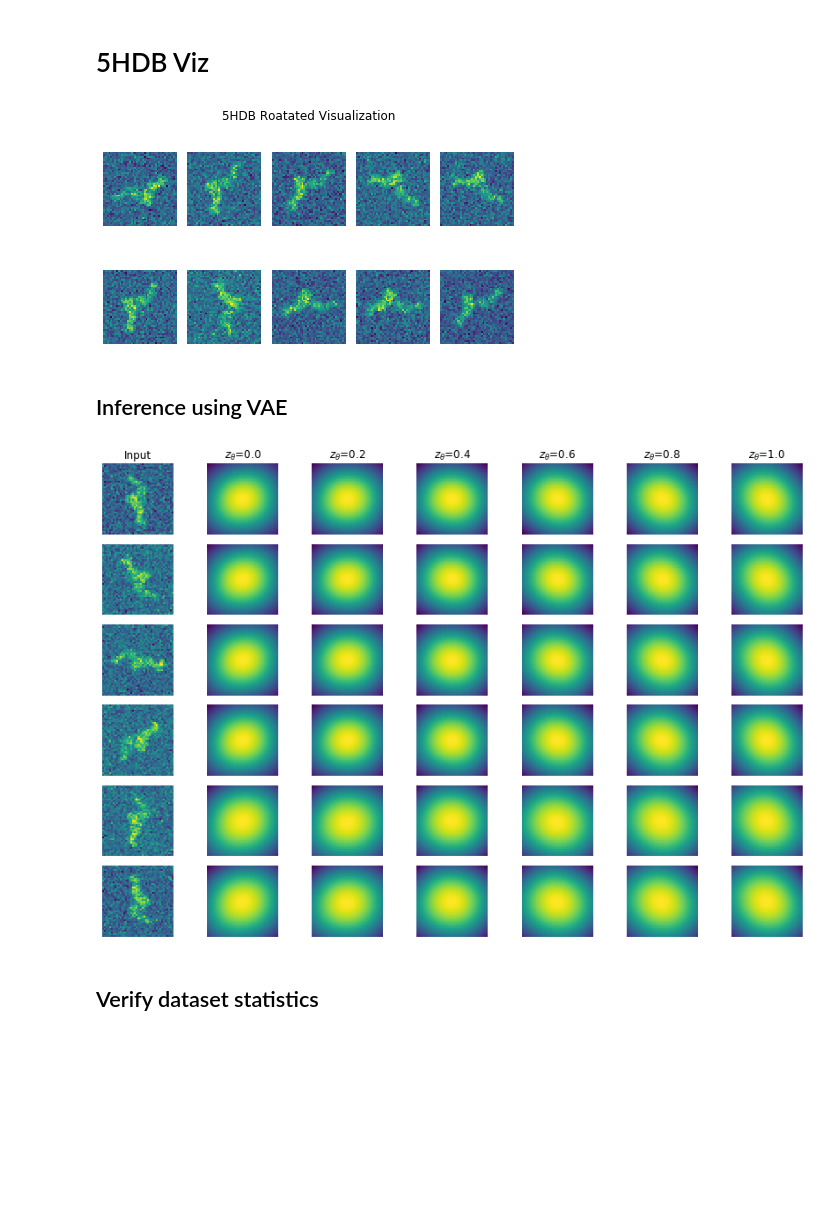
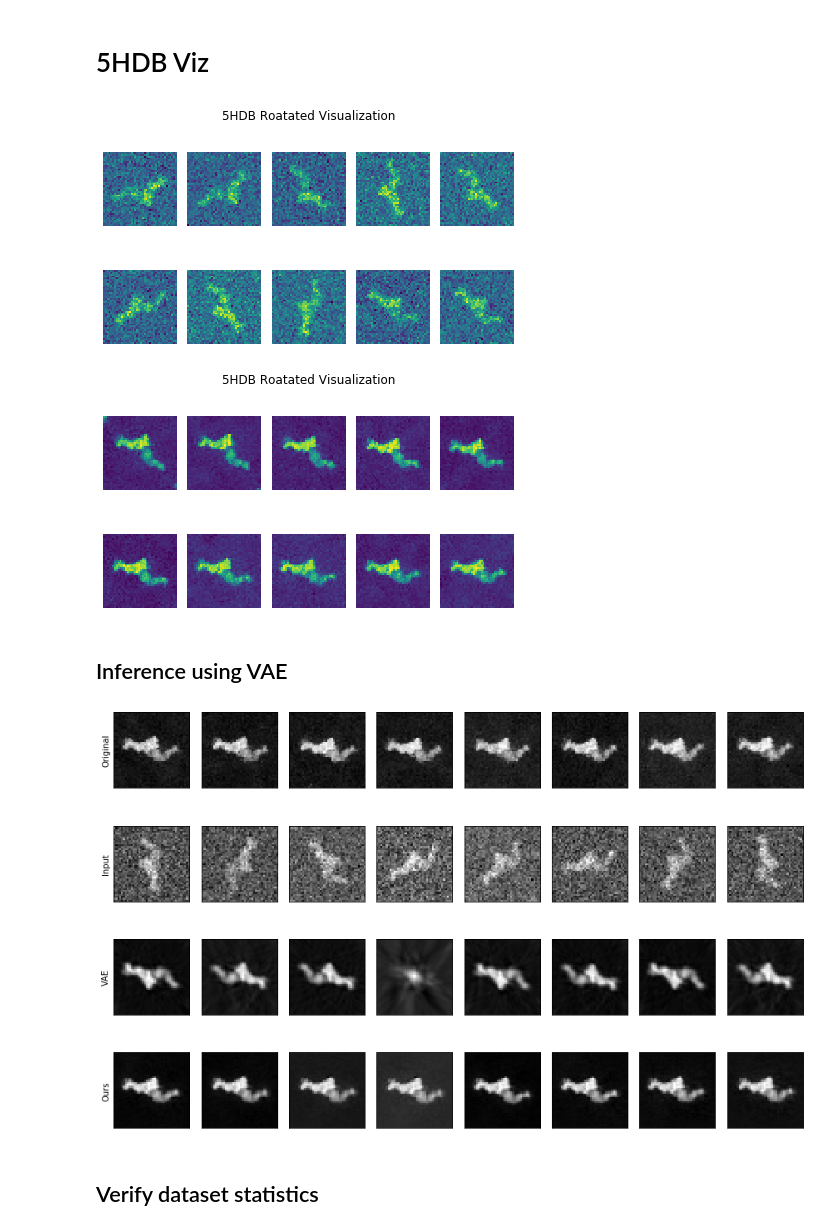
Before and after one commit to kobybibas/CryoEM_rotation_invariant, a Jupyter notebook: notebooks/5hdb_viz.ipynb, the cells around one changed output. Drawn from its saved outputs; the diff is of its cells as text; code cells hidden in the pictures; blank space fills up the shorter version.

```diff
--- a/notebooks/5hdb_viz.ipynb
+++ b/notebooks/5hdb_viz.ipynb
@@ -16,14 +16,24 @@ train_loader, test_loader, image_shape = get_dataset('5hdb', 1, 0, data_base_dir
 
 # Visualize dataset
 fig, axs = plt.subplots(2, 5)
-for ax, i in zip(axs.flatten(), np.arange(0, 10)):
+for ax, i in zip(axs.flatten(), np.linspace(0, len(train_loader.dataset) - 1, 10).astype(int)):
     img, rot, img_rot = train_loader.dataset[i]
     ax.imshow(img.squeeze())
     ax.set_axis_off()
 fig.suptitle("5HDB Roatated Visualization")
 plt.tight_layout()
 plt.show()
+
+fig, axs = plt.subplots(2, 5)
+for ax, i in zip(axs.flatten(), np.linspace(0, len(train_loader.dataset) - 1, 10).astype(int)):
+    img, rot, img_rot = train_loader.dataset[i]
+    ax.imshow(img_rot.squeeze())
+    ax.set_axis_off()
+fig.suptitle("5HDB Roatated Visualization")
+plt.tight_layout()
+plt.show()
 # %% [output]
-[figure, old version]
+[figure, new version]
+[figure, added]
 # %% [markdown]
 ## Inference using VAE
@@ -33,38 +40,53 @@ vae_model = load_vae_model(out_base_dir, train_loader, test_loader, image_shape)
+# %%
+# VAE
+out_base_dir = '../output/vae_5hdb_20200619_132545'
+vae_model = load_vae_model(out_base_dir, train_loader, test_loader, image_shape)
+vae_model = vae_model.eval()
+
+# Ours
+ours_base_dir = '../output/ours_5hdb_20200626_150655'
+our_model = load_our_model(ours_base_dir, train_loader, test_loader, image_shape)
+our_model = our_model.eval()
 # %%
-viz_num = 6
-viz_theta_num = 6
+viz_num = 8
 
-trainset_idxs = np.linspace(0,len(test_loader.dataset)-1,viz_num).astype(int)
-theta_inputs =  np.linspace(0,1,viz_theta_num).round(2)
+viz_idxs = np.linspace(0, len(test_loader.dataset) - 1, viz_num).astype(int)
 
-w,h = plt.rcParams.get('figure.figsize')
-fig, axs = plt.subplots(len(trainset_idxs), len(theta_inputs) + 1,figsize=(w*2,h*2))
+w, h = plt.rcParams.get('figure.figsize')
+fig, axs = plt.subplots(4, len(viz_idxs), figsize=(w * 2, h * 2), facecolor='w')
 
-for i, idx in enumerate(trainset_idxs):
+for i, idx in enumerate(viz_idxs):
+    # Get input and visualize it
+    imgs, rot, imgs_rot0 = test_loader.dataset[idx]
+    ax = axs[0, i]
+    ax.imshow(imgs_rot0.squeeze(), cmap='gray')
+    ax = axs[1, i]
+    ax.imshow(imgs.squeeze(), cmap='gray')
 
-    # Get input and visualize it
-    y = test_loader.dataset[idx][0]
-    ax = axs[i, 0]
-    ax.imshow(y.squeeze())
-    ax.set_axis_off()
+    # Inference vae
+    imgs_vae = vae_model.forward(vae_model.x_coord, imgs, theta_input=0)[0].detach().numpy()
+    ax = axs[2, i]
+    ax.imshow(np.flip(imgs_vae.squeeze(),axis=1), cmap='gray')
 
-    for j, theta_input in enumerate(theta_inputs):
-        # Inference
-        y_hat = vae_model.forward(vae_model.x_coord, y, theta_input=theta_input)[0].detach().numpy()
+    # Inference ours
+    z_rot_input = torch.zeros(len(imgs), 1)  # Force the decoder to generate images with rotation zero
+    gen_imgs, z_rot = our_model.forward(imgs, z_rot_input=z_rot_input)
+    gen_imgs = gen_imgs.detach().numpy()
+    ax = axs[3, i]
+    ax.imshow(gen_imgs.squeeze(), cmap='gray')
 
-        # Visualize prediction
-        ax = axs[i, j + 1]
-        ax.imshow(y_hat.squeeze())
-        ax.set_axis_off()
+[ax.set_xticks([]) for ax in axs.flatten()]
+[ax.set_yticks([]) for ax in axs.flatten()]
 
-axs[0, 0].set_title('Input')
-for ax, theta_input in zip(axs[0][1:], theta_inputs):
-    ax.set_title(r'$z_\theta$={}'.format(theta_input))
+axs[0, 0].set_ylabel('Original')
+axs[1, 0].set_ylabel('Input')
+axs[2, 0].set_ylabel('VAE')
+axs[3, 0].set_ylabel('Ours')
 
 plt.tight_layout()
 plt.show()
 # %% [output]
-[figure, old version]
+[figure, new version]
 # %% [markdown]
 ## Verify dataset statistics
 # %%
```
Also changed, not shown: parts of 3 cells of this notebook, 9 other files.
